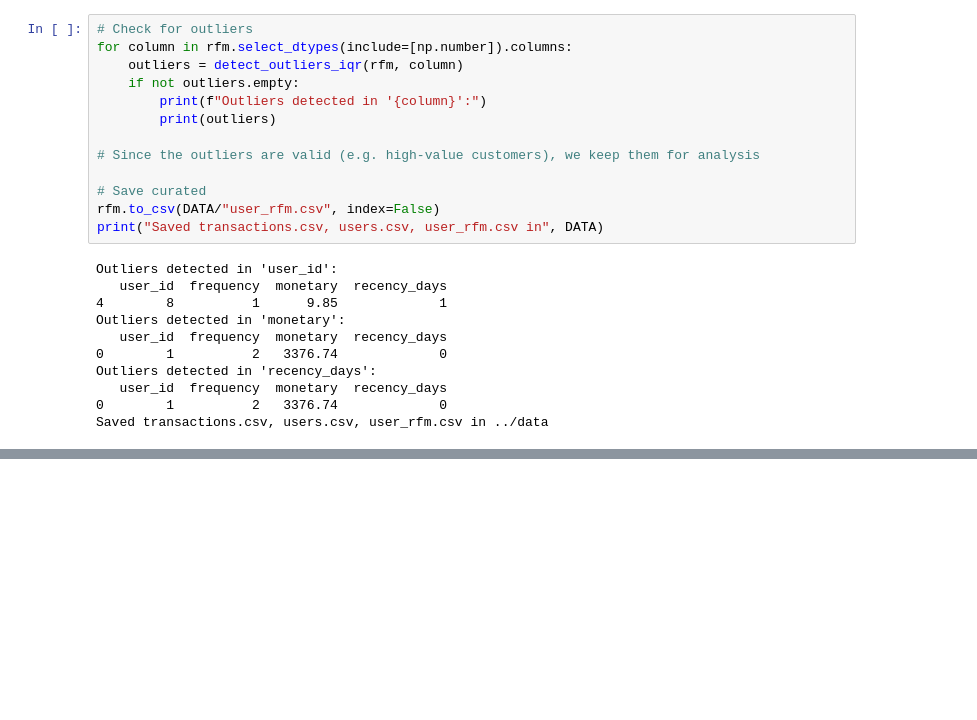
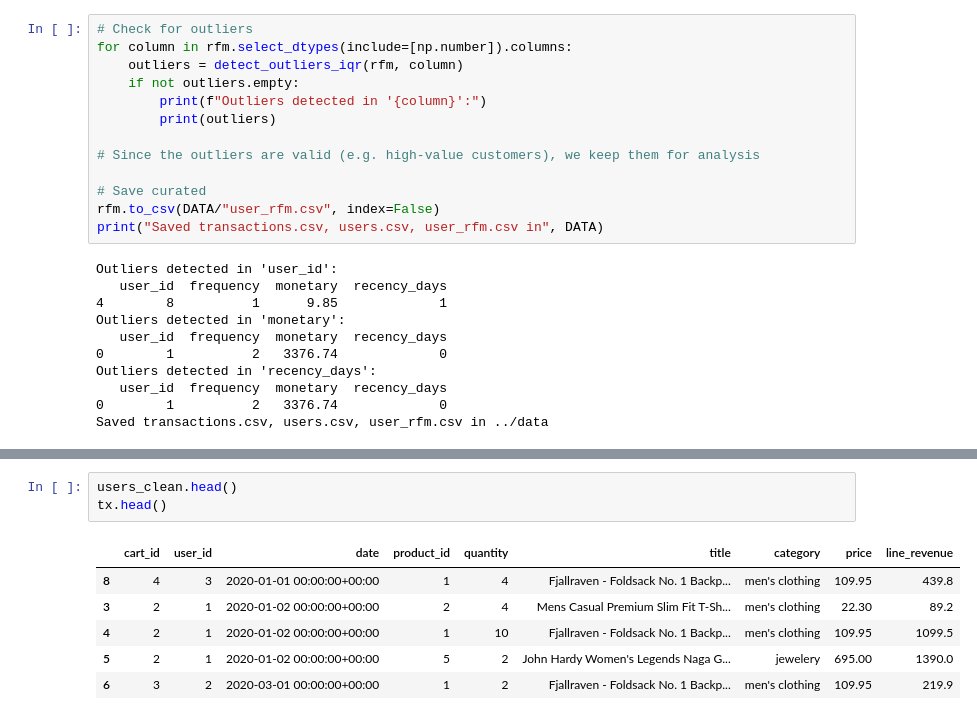
Before and after one commit to andrewtran1991/ecommerce-analytics-abtest, a Jupyter notebook: notebooks/02_clean_features.ipynb, the cells around one changed output, grey strips where cells are left out. Saved outputs shown, nothing was run; the diff lists cells and outputs as text; blank space fills up the shorter version.

```diff
--- a/notebooks/02_clean_features.ipynb
+++ b/notebooks/02_clean_features.ipynb
@@ -325,0 +372,10 @@ Saved transactions.csv, users.csv, user_rfm.csv in ../data
+# %%
+users_clean.head()
+tx.head()
+# %% [output]
+|  | cart_id | user_id | date | product_id | quantity | title | category | price | line_revenue |
+| 8 | 4 | 3 | 2020-01-01 00:00:00+00:00 | 1 | 4 | Fjallraven - Foldsack No. 1 Backp... | men's clothing | 109.95 | 439.8 |
+| 3 | 2 | 1 | 2020-01-02 00:00:00+00:00 | 2 | 4 | Mens Casual Premium Slim Fit T-Sh... | men's clothing | 22.30 | 89.2 |
+| 4 | 2 | 1 | 2020-01-02 00:00:00+00:00 | 1 | 10 | Fjallraven - Foldsack No. 1 Backp... | men's clothing | 109.95 | 1099.5 |
+| 5 | 2 | 1 | 2020-01-02 00:00:00+00:00 | 5 | 2 | John Hardy Women's Legends Naga G... | jewelery | 695.00 | 1390.0 |
+| 6 | 3 | 2 | 2020-03-01 00:00:00+00:00 | 1 | 2 | Fjallraven - Foldsack No. 1 Backp... | men's clothing | 109.95 | 219.9 |
```
Also changed, not shown: parts of 11 cells of this notebook, 1 other file.
